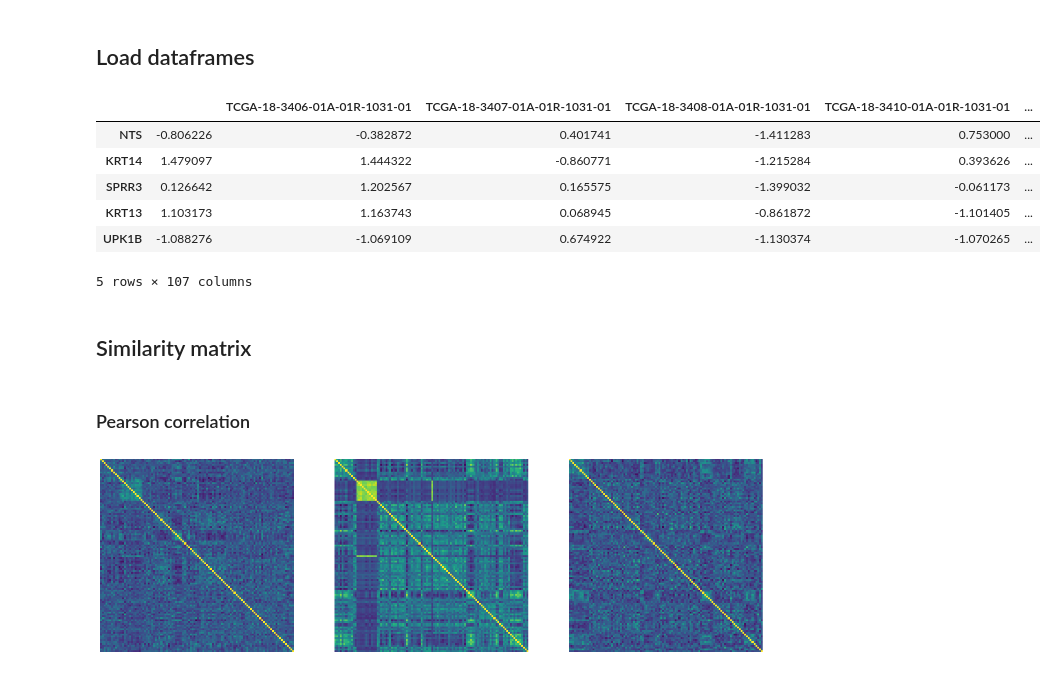
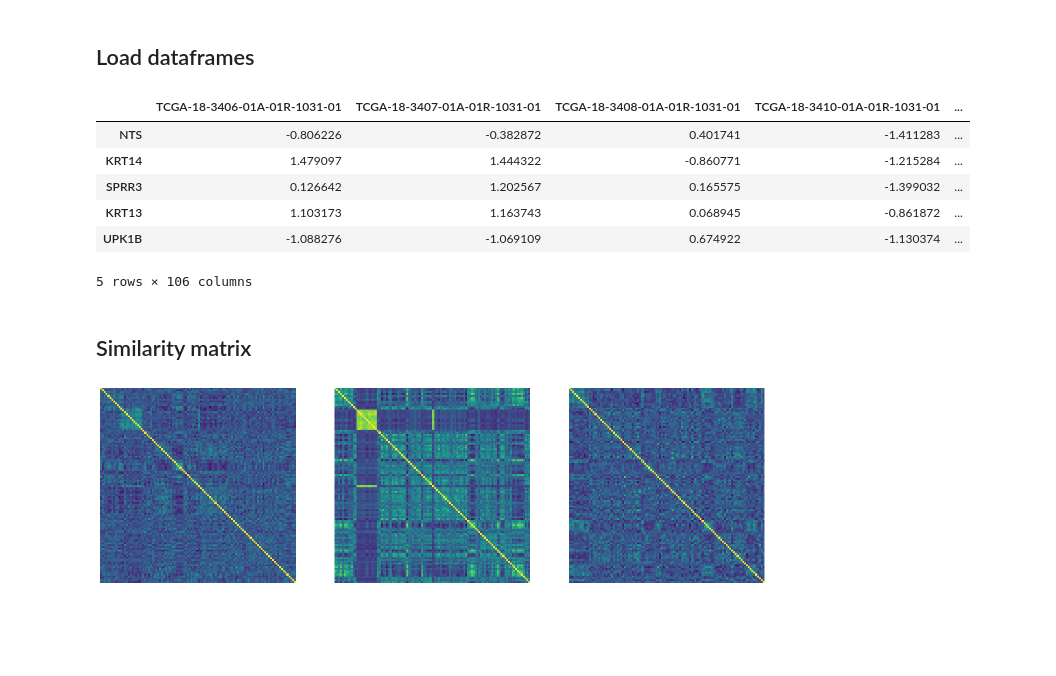
Before and after one commit to Educorreia932/FCUP-BINF, a Jupyter notebook: Assignments/Assignment 6/notebook.ipynb, the cells around one changed output. Cells and saved outputs as stored; diff of their text form; code cells hidden in the pictures; blank space fills up the shorter version.

```diff
--- a/Assignments/Assignment 6/notebook.ipynb
+++ b/Assignments/Assignment 6/notebook.ipynb
@@ -12,24 +12,27 @@ from copy import deepcopy
 # %%
 dataframes = []
 
 for dataset in ("Gene", "Methy", "Mirna"):
     dataframe = pd.read_table(f"data/LUNG_{dataset}_Expression.tsv", header=0)
+    dataframe_cols = list(dataframe.columns[1:])
+    # Estavamos a ler mal os ficheiros! A última coluna estava a Nan e o nome da 1º coluna era " "
+    dataframe_cols.append("no_col")
+    dataframe.columns = dataframe_cols
+    dataframe.drop("no_col", axis=1, inplace=True)
 
     dataframes.append(dataframe)
 
 dataframes[0].head()
 # %% [output]
-|  |  | TCGA-18-3406-01A-01R-1031-01 | TCGA-18-3407-01A-01R-1031-01 | TCGA-18-3408-01A-01R-1031-01 | TCGA-18-3410-01A-01R-1031-01 | ... |
-| NTS | -0.806226 | -0.382872 | 0.401741 | -1.411283 | 0.753000 | ... |
-| KRT14 | 1.479097 | 1.444322 | -0.860771 | -1.215284 | 0.393626 | ... |
-| SPRR3 | 0.126642 | 1.202567 | 0.165575 | -1.399032 | -0.061173 | ... |
-| KRT13 | 1.103173 | 1.163743 | 0.068945 | -0.861872 | -1.101405 | ... |
-| UPK1B | -1.088276 | -1.069109 | 0.674922 | -1.130374 | -1.070265 | ... |
+|  | TCGA-18-3406-01A-01R-1031-01 | TCGA-18-3407-01A-01R-1031-01 | TCGA-18-3408-01A-01R-1031-01 | TCGA-18-3410-01A-01R-1031-01 | ... |
+| NTS | -0.806226 | -0.382872 | 0.401741 | -1.411283 | ... |
+| KRT14 | 1.479097 | 1.444322 | -0.860771 | -1.215284 | ... |
+| SPRR3 | 0.126642 | 1.202567 | 0.165575 | -1.399032 | ... |
+| KRT13 | 1.103173 | 1.163743 | 0.068945 | -0.861872 | ... |
+| UPK1B | -1.088276 | -1.069109 | 0.674922 | -1.130374 | ... |
-5 rows × 107 columns
+5 rows × 106 columns
 # %% [markdown]
 ## Similarity matrix
-# %% [markdown]
-### Pearson correlation
 # %%
 correlations = (
     list(map(lambda x: x.corr(method="pearson"), dataframes)),
```
Also changed, not shown: parts of 10 cells of this notebook.
